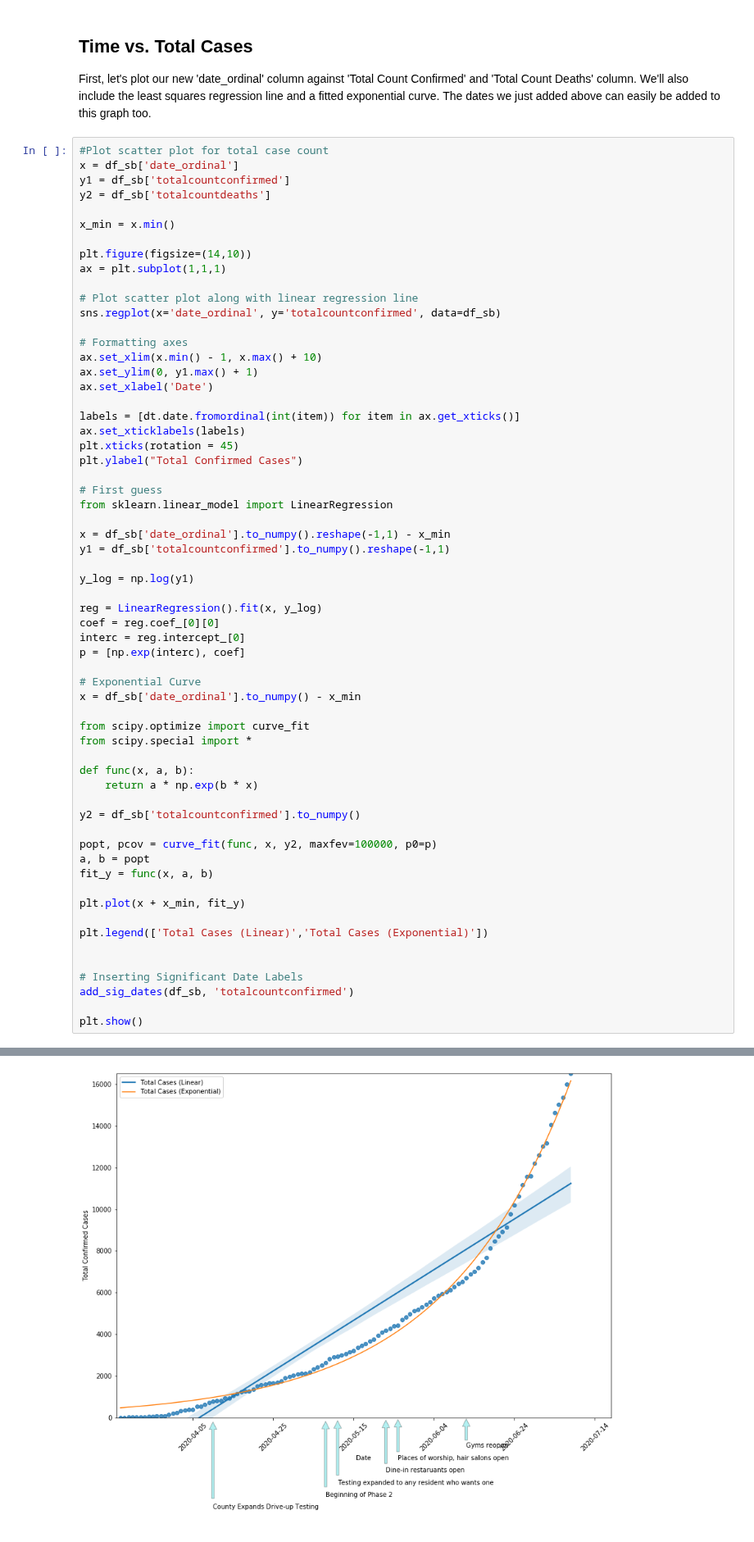
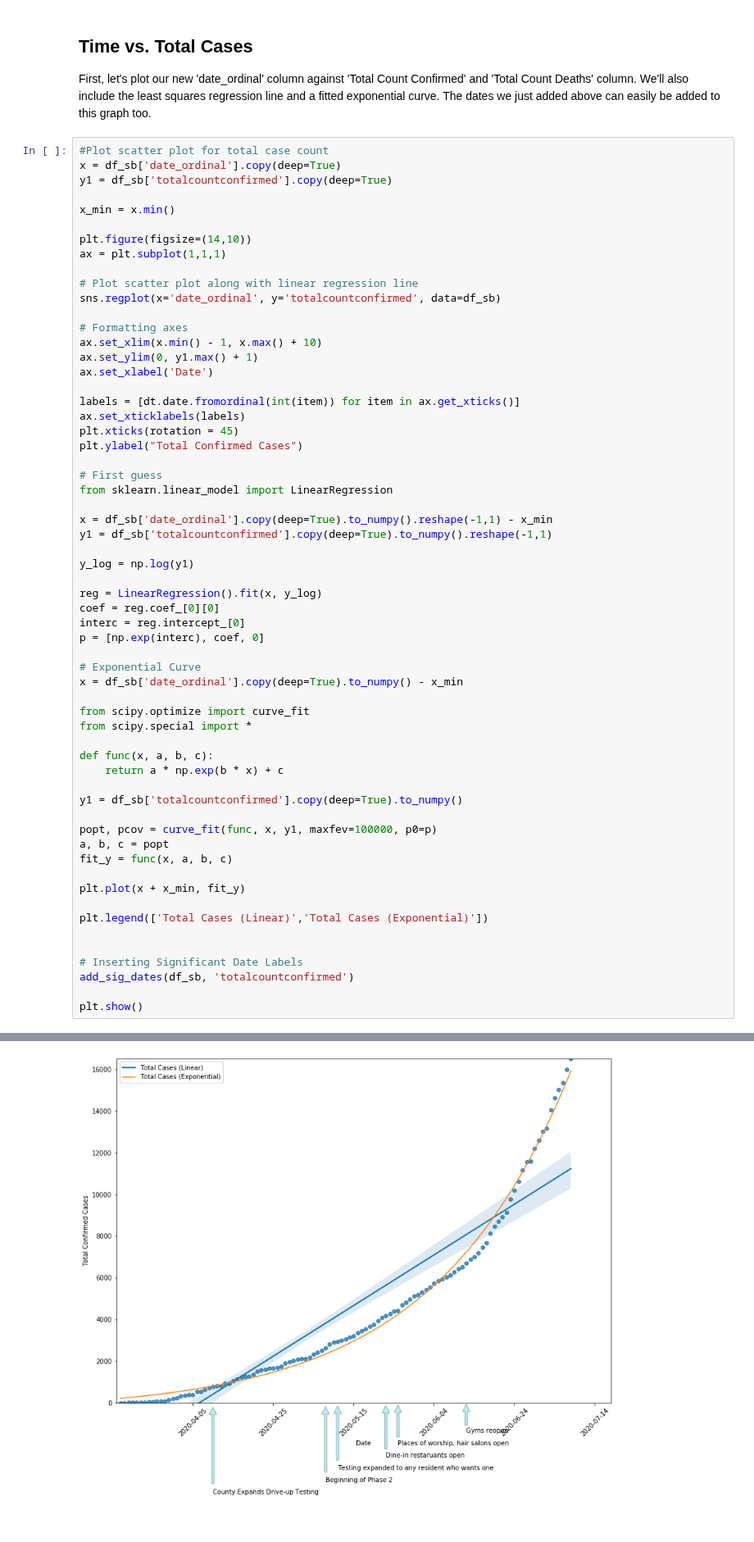
Before and after one commit to SarahEGood/covid19-SB, a Jupyter notebook: San_Bernardino_COVID-19_Data.ipynb, the cells around one changed output, grey strips where cells are left out. Shown at 82% size. Cells and saved outputs as stored; diff of their text form.

Commit message:
refactor: Make column assignments copy columns in some places.

```diff
--- a/San_Bernardino_COVID-19_Data.ipynb
+++ b/San_Bernardino_COVID-19_Data.ipynb
@@ -111,9 +111,8 @@ def add_sig_dates(dataframe, y_column):
 First, let's plot our new 'date_ordinal' column against 'Total Count Confirmed' and 'Total Count Deaths' column. We'll also include the least squares regression line and a fitted exponential curve. The dates we just added above can easily be added to this graph too.
 # %%
 #Plot scatter plot for total case count
-x = df_sb['date_ordinal']
-y1 = df_sb['totalcountconfirmed']
-y2 = df_sb['totalcountdeaths']
+x = df_sb['date_ordinal'].copy(deep=True)
+y1 = df_sb['totalcountconfirmed'].copy(deep=True)
 
 x_min = x.min()
 
@@ -136,30 +135,30 @@ plt.ylabel("Total Confirmed Cases")
 # First guess
 from sklearn.linear_model import LinearRegression
 
-x = df_sb['date_ordinal'].to_numpy().reshape(-1,1) - x_min
-y1 = df_sb['totalcountconfirmed'].to_numpy().reshape(-1,1)
+x = df_sb['date_ordinal'].copy(deep=True).to_numpy().reshape(-1,1) - x_min
+y1 = df_sb['totalcountconfirmed'].copy(deep=True).to_numpy().reshape(-1,1)
 
 y_log = np.log(y1)
 
 reg = LinearRegression().fit(x, y_log)
 coef = reg.coef_[0][0]
 interc = reg.intercept_[0]
-p = [np.exp(interc), coef]
+p = [np.exp(interc), coef, 0]
 
 # Exponential Curve
-x = df_sb['date_ordinal'].to_numpy() - x_min
+x = df_sb['date_ordinal'].copy(deep=True).to_numpy() - x_min
 
 from scipy.optimize import curve_fit
 from scipy.special import *
 
-def func(x, a, b):
-    return a * np.exp(b * x)
+def func(x, a, b, c):
+    return a * np.exp(b * x) + c
 
-y2 = df_sb['totalcountconfirmed'].to_numpy()
+y1 = df_sb['totalcountconfirmed'].copy(deep=True).to_numpy()
 
-popt, pcov = curve_fit(func, x, y2, maxfev=100000, p0=p)
-a, b = popt
-fit_y = func(x, a, b)
+popt, pcov = curve_fit(func, x, y1, maxfev=100000, p0=p)
+a, b, c = popt
+fit_y = func(x, a, b, c)
 
 plt.plot(x + x_min, fit_y)
 
@@ -176,4 +173,4 @@ plt.show()
-[figure, old version]
+[figure, new version]
 # %% [markdown]
 This graph seems to be relatively linear. However, note that there is a slight curve in the scatter plot. However, we don't seem to have enough of a curve to make this visible in our exponential model above, meaning it overlaps with our linear regression line.
 
```
Also changed, not shown: parts of 3 cells of this notebook.
